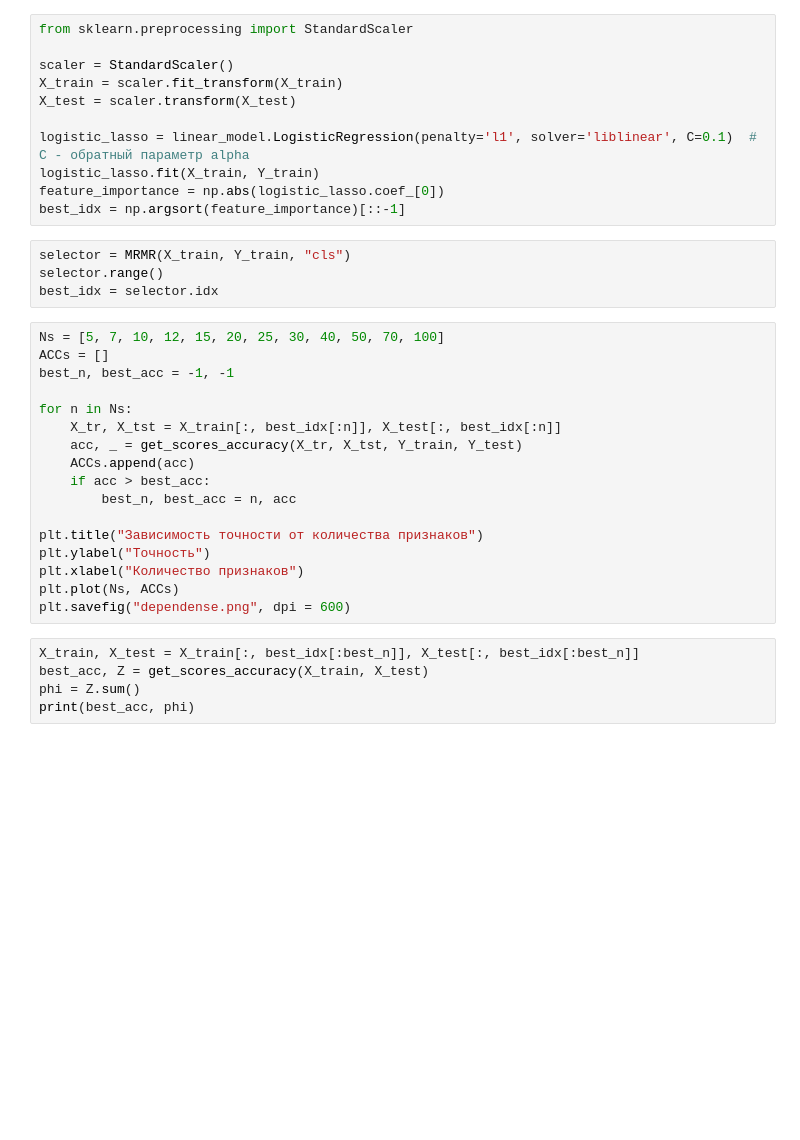
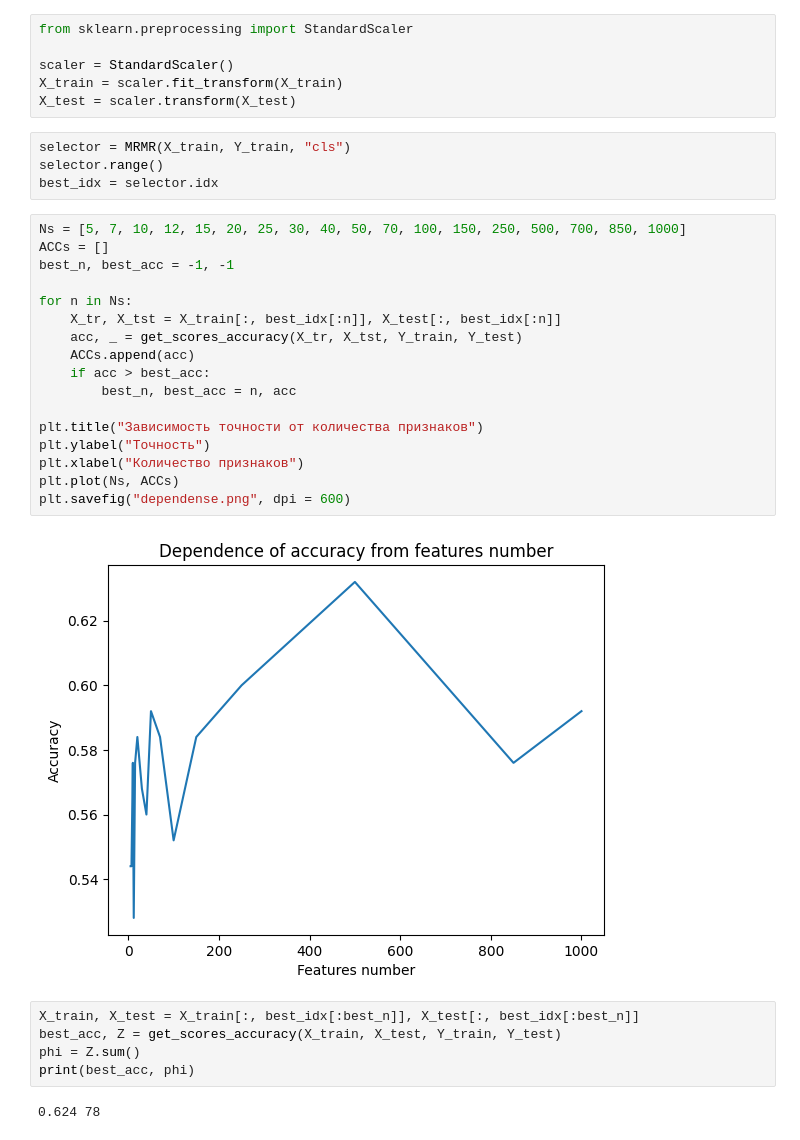
Before and after one commit to zer0o0ne/Diploma, a Jupyter notebook: final_predictions.ipynb, the cells around one changed output. Cells and saved outputs as stored; diff of their text form; blank space fills up the shorter version.

```diff
--- a/final_predictions.ipynb
+++ b/final_predictions.ipynb
@@ -69,35 +67,34 @@ from sklearn.preprocessing import StandardScaler
 scaler = StandardScaler()
 X_train = scaler.fit_transform(X_train)
 X_test = scaler.transform(X_test)
-
-logistic_lasso = linear_model.LogisticRegression(penalty='l1', solver='liblinear', C=0.1)  # C - обратный параметр alpha
-logistic_lasso.fit(X_train, Y_train)
-feature_importance = np.abs(logistic_lasso.coef_[0])
-best_idx = np.argsort(feature_importance)[::-1]
 # %%
 selector = MRMR(X_train, Y_train, "cls")
 selector.range()
 best_idx = selector.idx
 # %%
-Ns = [5, 7, 10, 12, 15, 20, 25, 30, 40, 50, 70, 100]
+Ns = [5, 7, 10, 12, 15, 20, 25, 30, 40, 50, 70, 100, 150, 250, 500, 700, 850, 1000]
 ACCs = []
 best_n, best_acc = -1, -1
 
 for n in Ns:
     X_tr, X_tst = X_train[:, best_idx[:n]], X_test[:, best_idx[:n]]
     acc, _ = get_scores_accuracy(X_tr, X_tst, Y_train, Y_test)
     ACCs.append(acc)
     if acc > best_acc:
         best_n, best_acc = n, acc
 
 plt.title("Зависимость точности от количества признаков")
 plt.ylabel("Точность")
 plt.xlabel("Количество признаков")
 plt.plot(Ns, ACCs)
 plt.savefig("dependense.png", dpi = 600)
+# %% [output]
+[figure, added]
 # %%
 X_train, X_test = X_train[:, best_idx[:best_n]], X_test[:, best_idx[:best_n]]
-best_acc, Z = get_scores_accuracy(X_train, X_test)
+best_acc, Z = get_scores_accuracy(X_train, X_test, Y_train, Y_test)
 phi = Z.sum()
 print(best_acc, phi)
+# %% [output]
+0.624 78
 # %%
```
Also changed, not shown: parts of 2 cells of this notebook.
